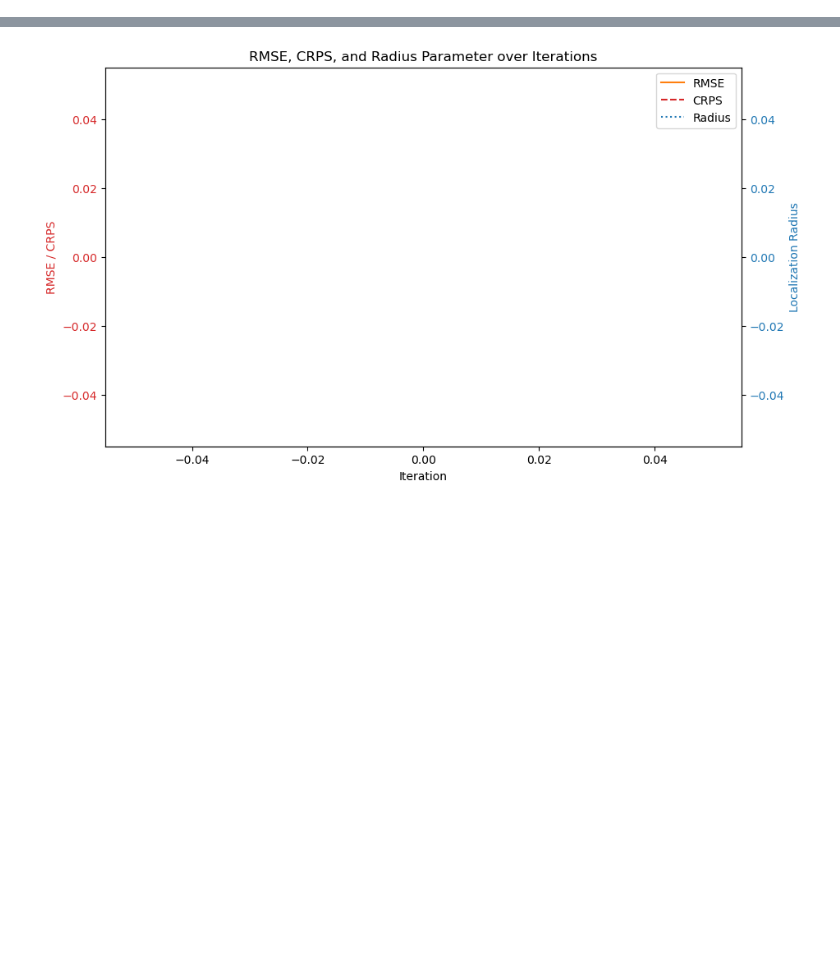
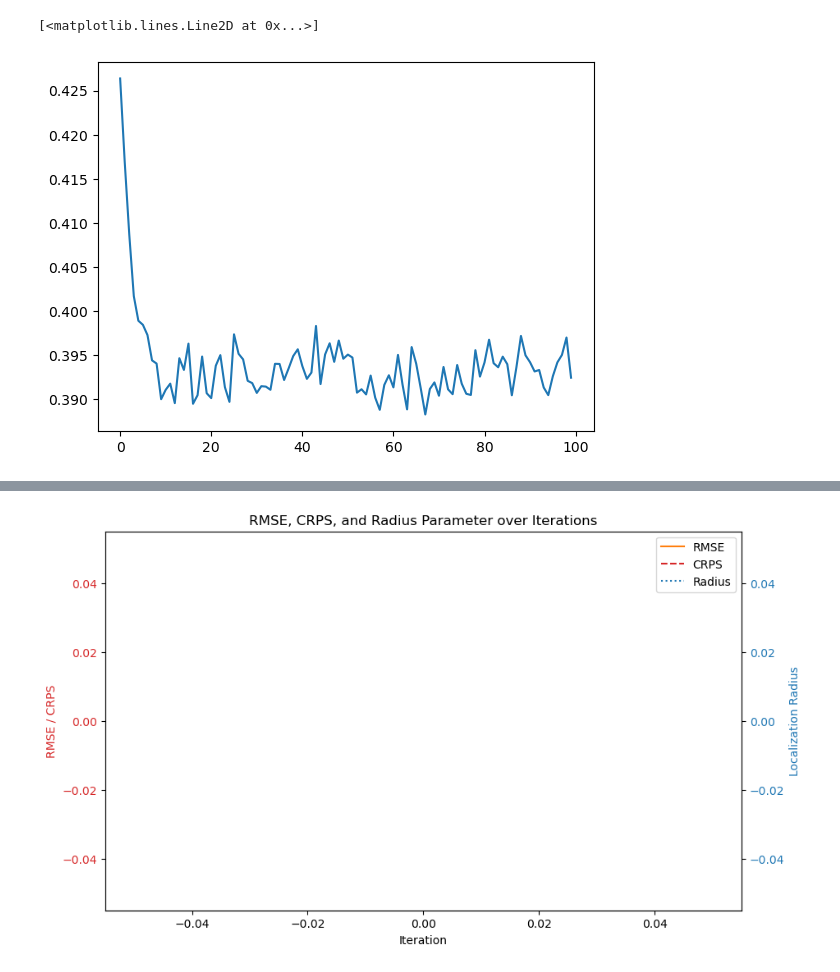
Before and after one commit to enochcluk/variational_filtering, a Jupyter notebook: learn_radius.ipynb, the cells around one changed output, grey strips where cells are left out. Saved outputs shown, nothing was run; the diff lists cells and outputs as text; code cells hidden in the pictures; blank space fills up the shorter version.

```diff
--- a/learn_radius.ipynb
+++ b/learn_radius.ipynb
@@ -177,0 +198,5 @@ nan nan
+# %%
+plt.plot(rmses)
+# %% [output]
+[<matplotlib.lines.Line2D at 0x...>]
+[figure, added]
```
Also changed, not shown: parts of 13 cells of this notebook, 2 other files.
